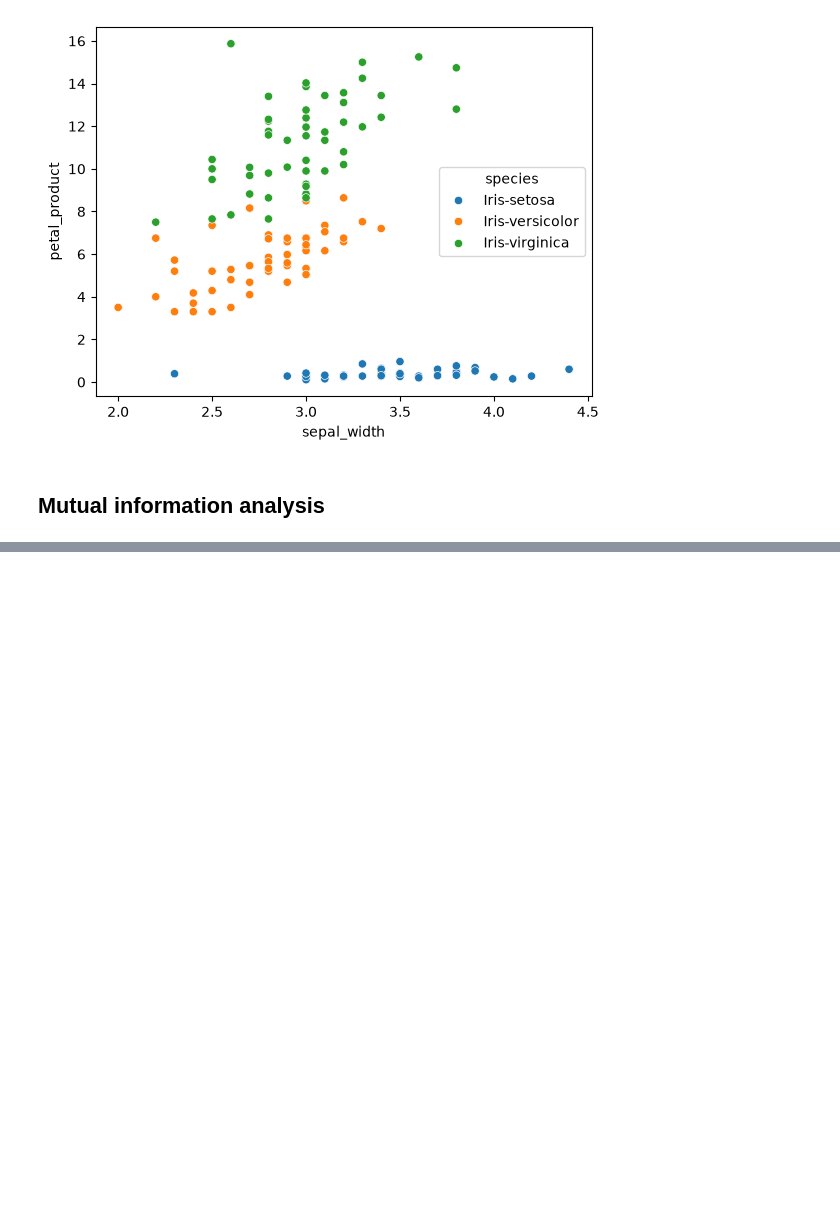
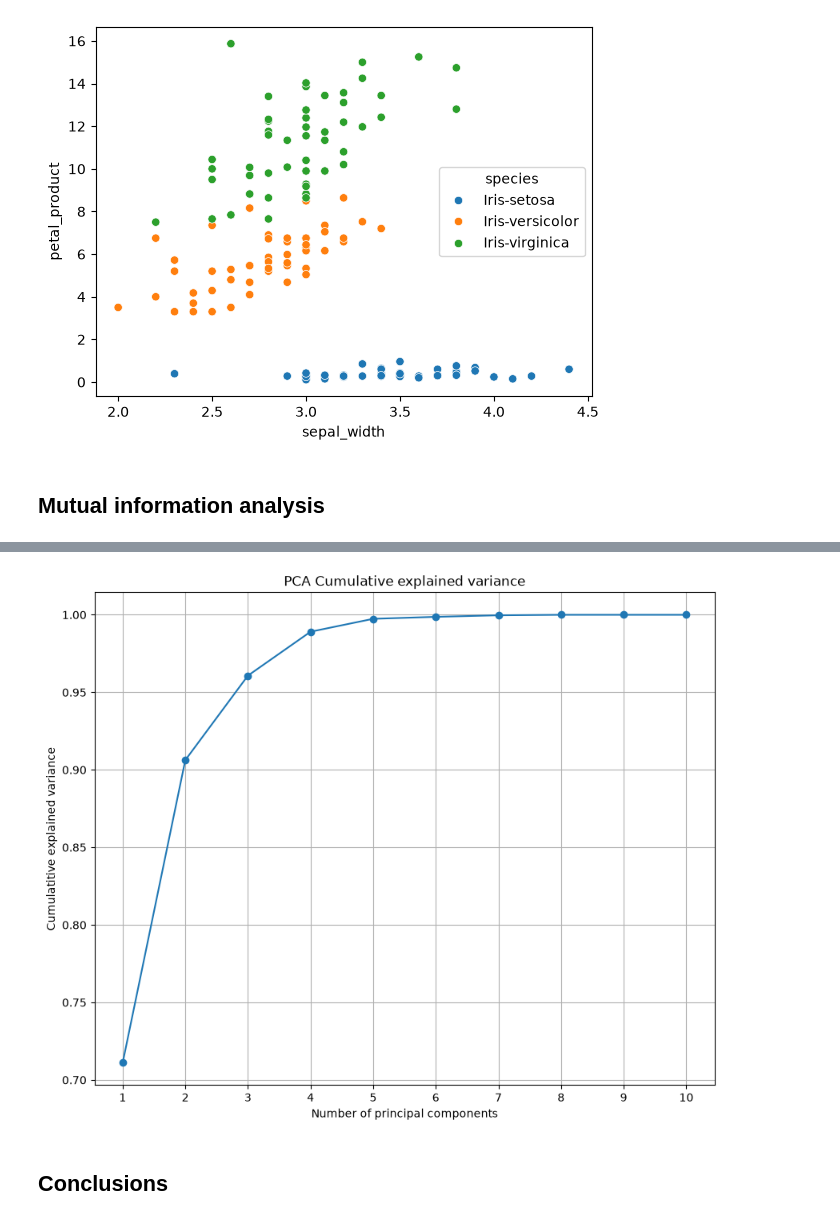
Before and after one commit to dielzao/ml_projects, a Jupyter notebook: notebooks/01_feature_engineering.ipynb, the cells around one changed output, grey strips where cells are left out. Cells and saved outputs as stored; diff of their text form; code cells hidden in the pictures; blank space fills up the shorter version.

```diff
--- a/notebooks/01_feature_engineering.ipynb
+++ b/notebooks/01_feature_engineering.ipynb
@@ -227,0 +495,29 @@ array([[<Axes: title={'center': 'sepal_length'}>,
+# %%
+# Make principal component analysis with all features
+
+X_full = df[[
+    "sepal_length",
+    "sepal_width",
+    "petal_length",
+    "petal_width",
+    "sepal_ratio",
+    "petal_ratio",
+    "petal_product",
+    "sepal_product",
+    "petal_difference",
+    "sepal_difference"
+]]
+# Normalizing data
+scaler2 = StandardScaler()
+X_full_scaled = scaler2.fit_transform(X_full)
+
+# PCA
+pca2 = PCA()
+X_pca2 = pca2.fit_transform(X_full_scaled)
+
+print("Explained variance ratio:")
+print(pca2.explained_variance_ratio_)
+
+
+print("\nCumulative explained variance:")
+print(pca2.explained_variance_ratio_.cumsum())
@@ -227,0 +533,19 @@ array([[<Axes: title={'center': 'sepal_length'}>,
+# %%
+plt.figure(figsize=(10,8))
+
+plt.plot(
+    range(1, len(pca2.explained_variance_ratio_)+1),
+    pca2.explained_variance_ratio_.cumsum(),
+    marker="o"
+)
+
+plt.xlabel("Number of principal components")
+plt.ylabel("Cumulatitive explained variance")
+plt.title("PCA Cumulative explained variance")
+plt.xticks(range(1,11))
+plt.grid(True)
+plt.show()
+# %% [output]
+[figure, added]
+# %% [markdown]
+## Conclusions
```
Also changed, not shown: parts of 15 cells of this notebook.
